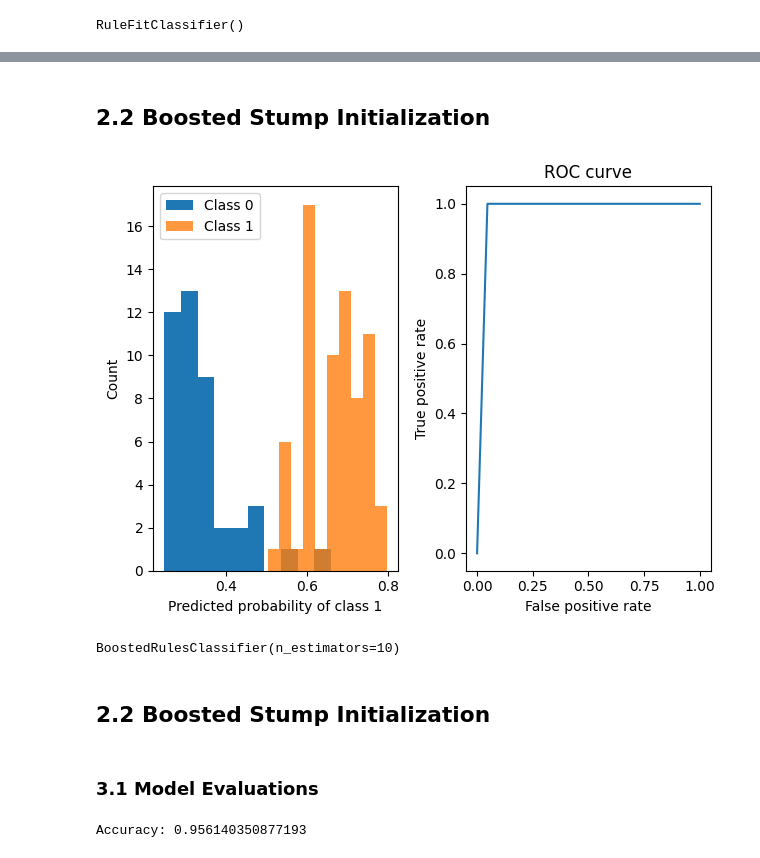
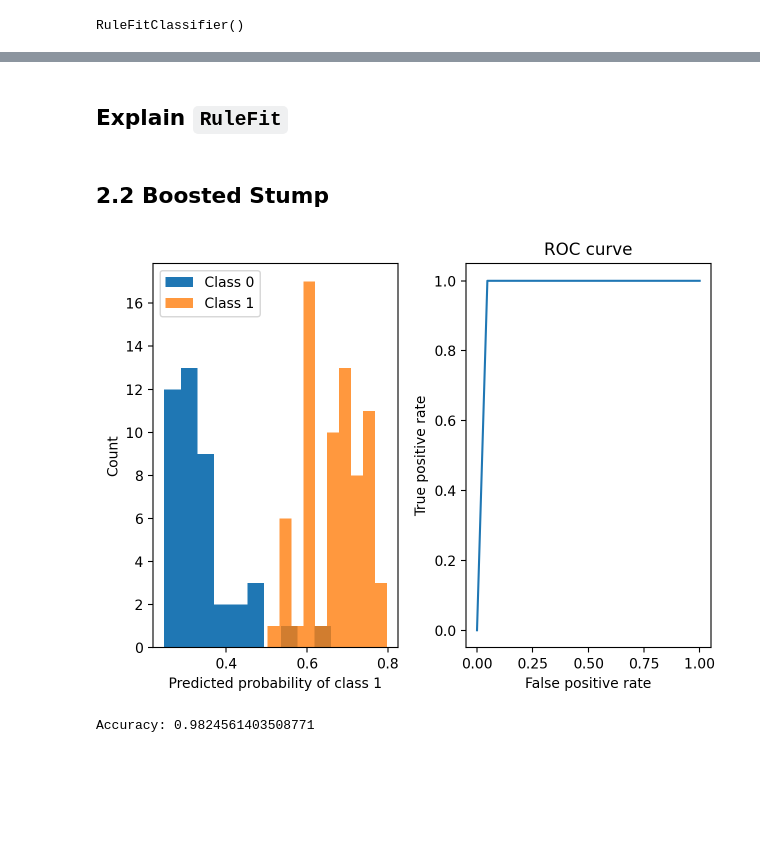
Before and after one commit to BobZhang26/AIPI-590-XAI-Assignment-4, a Jupyter notebook: XAI_assignment_4.ipynb, the cells around one changed output, grey strips where cells are left out. Drawn from its saved outputs; the diff is of its cells as text; code cells hidden in the pictures; blank space fills up the shorter version.

```diff
--- a/XAI_assignment_4.ipynb
+++ b/XAI_assignment_4.ipynb
@@ -118,19 +140,16 @@ RuleFitClassifier()
+# %% [markdown]
+## Explain `RuleFit`
 # %% [markdown]
-## 2.2 Boosted Stump Initialization
+## 2.2 Boosted Stump
 # %%
 # fit boosted stumps
 # get feature names from load_breast_cancer
 feat_names = load_breast_cancer.feature_names
 brc = BoostedRulesClassifier(n_estimators=10)
 brc.fit(X_train, y_train, feature_names=feat_names)
 
 # look at performance
 probs = brc.predict_proba(X_test)
 demo_helper.viz_classification_preds(probs, y_test)
-
-brc
 # %% [output]
-[figure, old version]
+[figure, new version]
-BoostedRulesClassifier(n_estimators=10)
-# %% [markdown]
-## 2.2 Boosted Stump Initialization
@@ -139,9 +156,7 @@ BoostedRulesClassifier(n_estimators=10)
-# %% [markdown]
-### 3.1 Model Evaluations
 # %%
-# Evaluation RuleFitClassifier
-y_pred = clf.predict(X_test)
+# calculate accuracy
+y_pred = brc.predict(X_test)
 accuracy = accuracy_score(y_test, y_pred)
 print(f"Accuracy: {accuracy}")
 # %% [output]
-Accuracy: 0.956140350877193
+Accuracy: 0.9824561403508771
```
Also changed, not shown: parts of 12 cells of this notebook.
